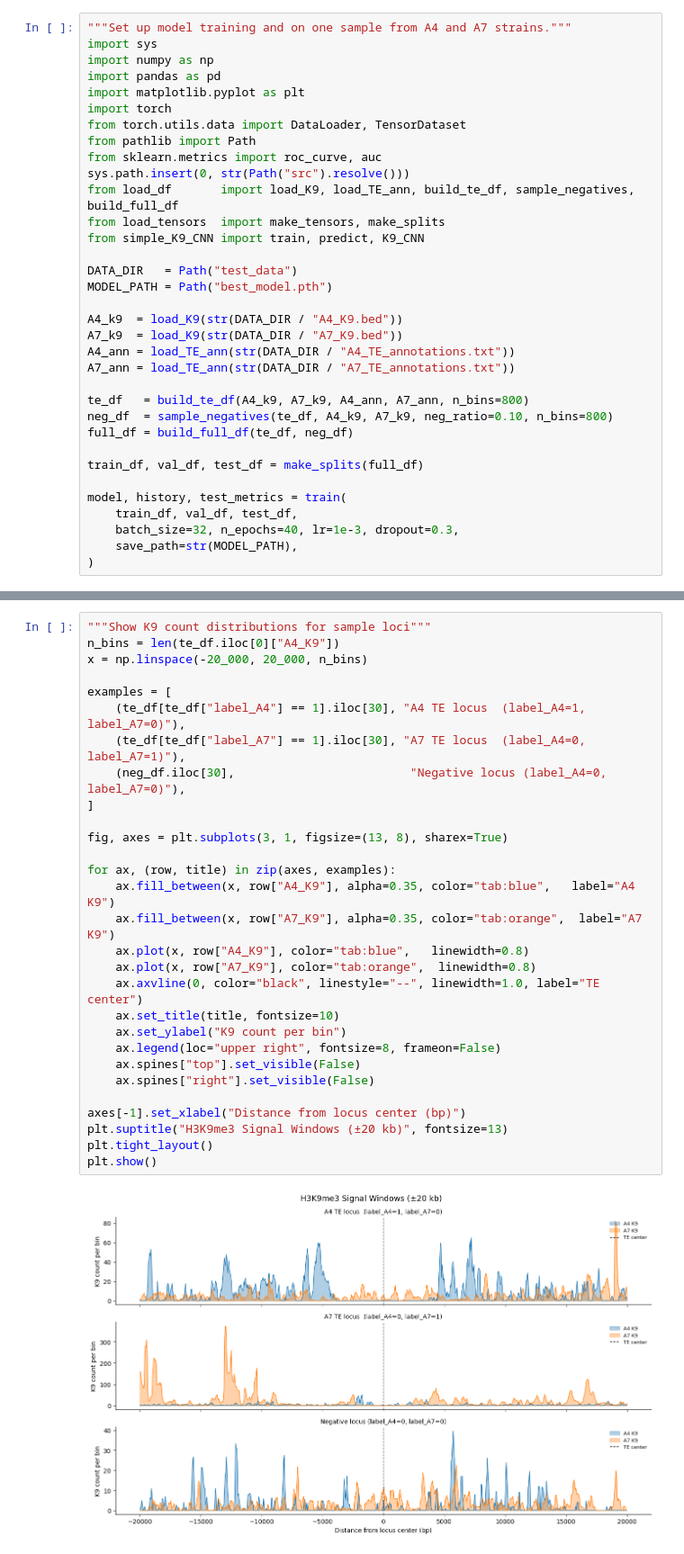
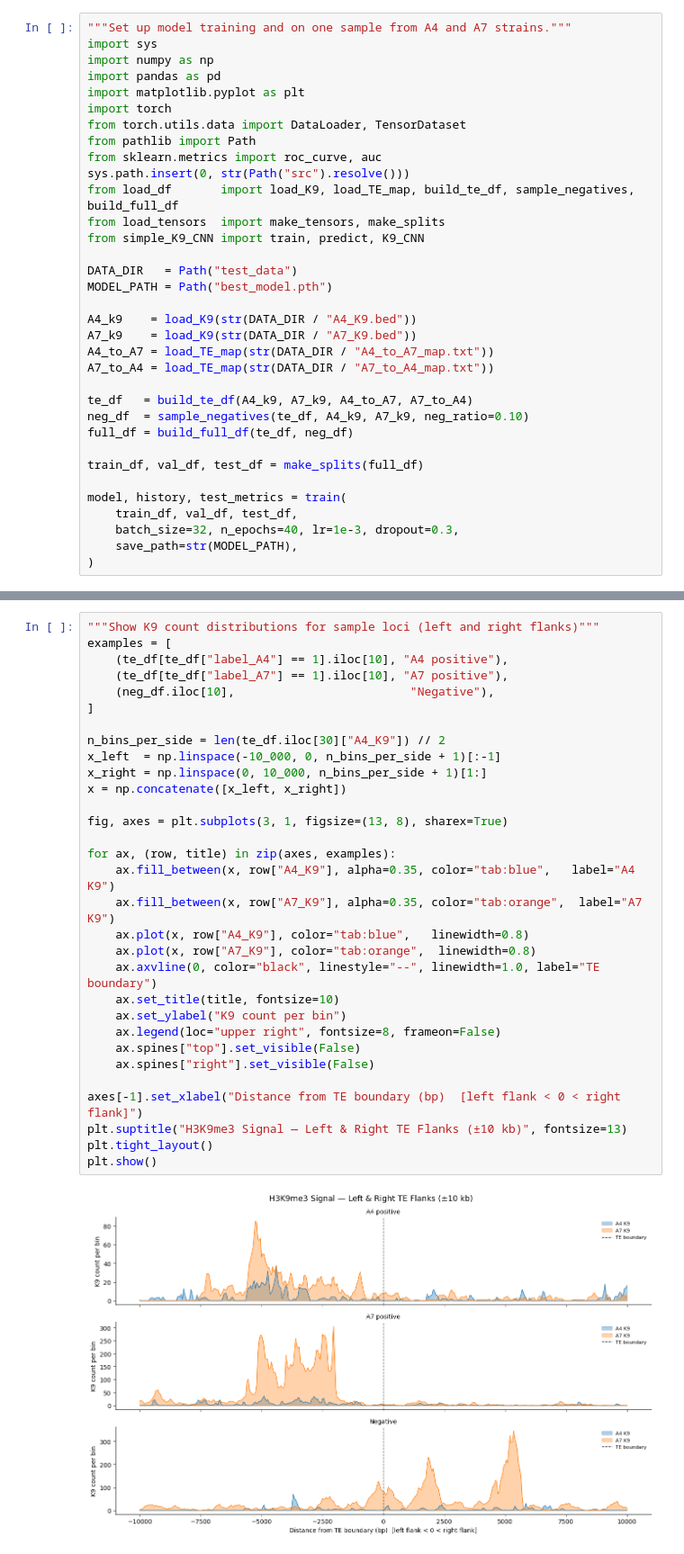
Before and after one commit to SrIub/K9_CNN, a Jupyter notebook: result_visualization.ipynb, the cells around one changed output, grey strips where cells are left out. Shown at 90% size. Drawn from its saved outputs; the diff is of its cells as text.

```diff
--- a/result_visualization.ipynb
+++ b/result_visualization.ipynb
@@ -9,20 +9,20 @@ from torch.utils.data import DataLoader, TensorDataset
 from pathlib import Path
 from sklearn.metrics import roc_curve, auc
 sys.path.insert(0, str(Path("src").resolve()))
-from load_df       import load_K9, load_TE_ann, build_te_df, sample_negatives, build_full_df
+from load_df       import load_K9, load_TE_map, build_te_df, sample_negatives, build_full_df
 from load_tensors  import make_tensors, make_splits
 from simple_K9_CNN import train, predict, K9_CNN
 
 DATA_DIR   = Path("test_data")
 MODEL_PATH = Path("best_model.pth")
 
-A4_k9  = load_K9(str(DATA_DIR / "A4_K9.bed"))
-A7_k9  = load_K9(str(DATA_DIR / "A7_K9.bed"))
-A4_ann = load_TE_ann(str(DATA_DIR / "A4_TE_annotations.txt"))
-A7_ann = load_TE_ann(str(DATA_DIR / "A7_TE_annotations.txt"))
+A4_k9    = load_K9(str(DATA_DIR / "A4_K9.bed"))
+A7_k9    = load_K9(str(DATA_DIR / "A7_K9.bed"))
+A4_to_A7 = load_TE_map(str(DATA_DIR / "A4_to_A7_map.txt"))
+A7_to_A4 = load_TE_map(str(DATA_DIR / "A7_to_A4_map.txt"))
 
-te_df   = build_te_df(A4_k9, A7_k9, A4_ann, A7_ann, n_bins=800)
-neg_df  = sample_negatives(te_df, A4_k9, A7_k9, neg_ratio=0.10, n_bins=800)
+te_df   = build_te_df(A4_k9, A7_k9, A4_to_A7, A7_to_A4)
+neg_df  = sample_negatives(te_df, A4_k9, A7_k9, neg_ratio=0.10)
 full_df = build_full_df(te_df, neg_df)
 
 train_df, val_df, test_df = make_splits(full_df)
@@ -98,34 +98,36 @@ Label Distribution
 # %%
-"""Show K9 count distributions for sample loci"""
-n_bins = len(te_df.iloc[0]["A4_K9"])
-x = np.linspace(-20_000, 20_000, n_bins)
+"""Show K9 count distributions for sample loci (left and right flanks)"""
+examples = [
+    (te_df[te_df["label_A4"] == 1].iloc[10], "A4 positive"),
+    (te_df[te_df["label_A7"] == 1].iloc[10], "A7 positive"),
+    (neg_df.iloc[10],                         "Negative"),
+]
 
-examples = [
-    (te_df[te_df["label_A4"] == 1].iloc[30], "A4 TE locus  (label_A4=1, label_A7=0)"),
-    (te_df[te_df["label_A7"] == 1].iloc[30], "A7 TE locus  (label_A4=0, label_A7=1)"),
-    (neg_df.iloc[30],                         "Negative locus (label_A4=0, label_A7=0)"),
-]
+n_bins_per_side = len(te_df.iloc[30]["A4_K9"]) // 2
+x_left  = np.linspace(-10_000, 0, n_bins_per_side + 1)[:-1]
+x_right = np.linspace(0, 10_000, n_bins_per_side + 1)[1:]
+x = np.concatenate([x_left, x_right])
 
 fig, axes = plt.subplots(3, 1, figsize=(13, 8), sharex=True)
 
 for ax, (row, title) in zip(axes, examples):
     ax.fill_between(x, row["A4_K9"], alpha=0.35, color="tab:blue",   label="A4 K9")
     ax.fill_between(x, row["A7_K9"], alpha=0.35, color="tab:orange",  label="A7 K9")
     ax.plot(x, row["A4_K9"], color="tab:blue",   linewidth=0.8)
     ax.plot(x, row["A7_K9"], color="tab:orange",  linewidth=0.8)
-    ax.axvline(0, color="black", linestyle="--", linewidth=1.0, label="TE center")
+    ax.axvline(0, color="black", linestyle="--", linewidth=1.0, label="TE boundary")
     ax.set_title(title, fontsize=10)
     ax.set_ylabel("K9 count per bin")
     ax.legend(loc="upper right", fontsize=8, frameon=False)
     ax.spines["top"].set_visible(False)
     ax.spines["right"].set_visible(False)
 
-axes[-1].set_xlabel("Distance from locus center (bp)")
-plt.suptitle("H3K9me3 Signal Windows (±20 kb)", fontsize=13)
+axes[-1].set_xlabel("Distance from TE boundary (bp)  [left flank < 0 < right flank]")
+plt.suptitle("H3K9me3 Signal — Left & Right TE Flanks (±10 kb)", fontsize=13)
 plt.tight_layout()
 plt.show()
 # %% [output]
-[figure, old version]
+[figure, new version]
 # %%
 """Show training vs. validation loss as well as auROC for the val set"""
 epochs     = [h["epoch"]      for h in history]
```
Also changed, not shown: parts of 4 cells of this notebook, 3 other files.
